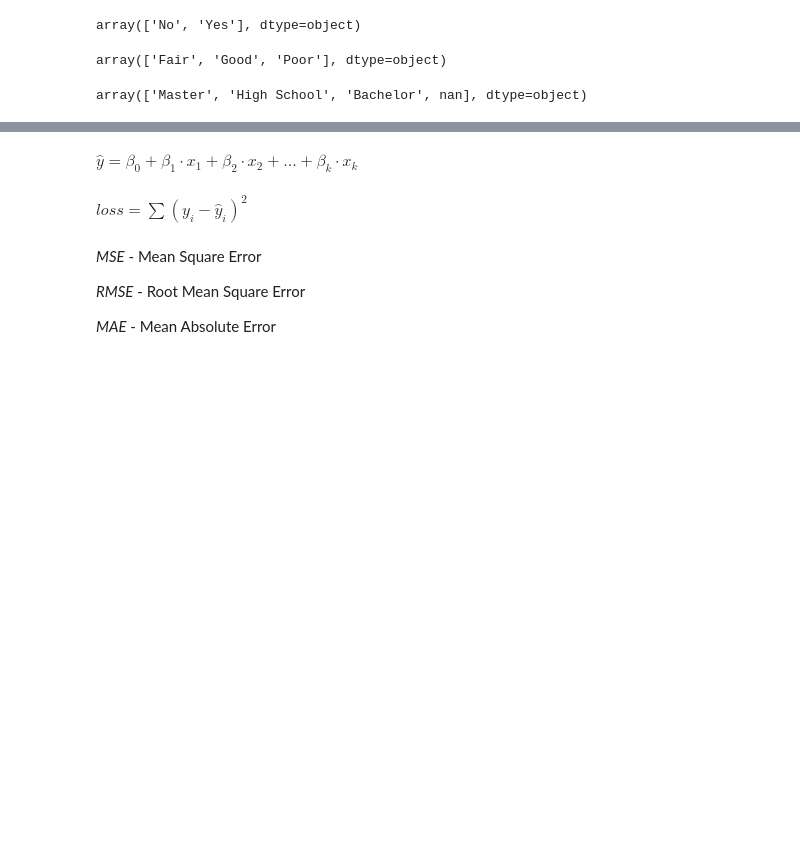
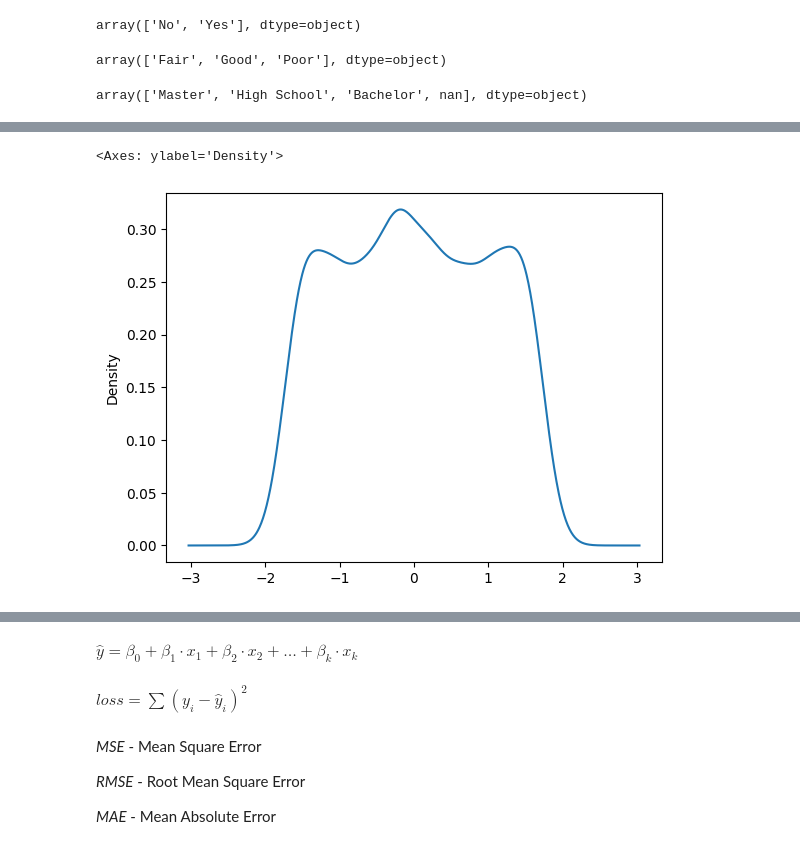
Before and after one commit to dragonnomada/ia-cic-abril-2026, a Jupyter notebook: s101.ipynb, the cells around one changed output, grey strips where cells are left out. Cells and saved outputs as stored; diff of their text form; code cells hidden in the pictures; blank space fills up the shorter version.

```diff
--- a/s101.ipynb
+++ b/s101.ipynb
@@ -164,16 +178,16 @@ array(['Master', 'High School', 'Bachelor', nan], dtype=object)
 # %%
-x1 = e1 # numérico 17-24
-x2 = (e2 == "Male").astype(int) # numérico 0,1
+x1 = e1 # Edad - 17-24
+x2 = (e2 == "Male").astype(int) # Género Hombre - 0,1
 x2.name = "is_male"
-x3 = (e2 == "Other").astype(int) # numérico 0,1
+x3 = (e2 == "Other").astype(int) # Género Otro - 0,1
 x3.name = "is_other"
-x4 = e3
-x5 = e4
-x6 = e5
-x7 = (e6 == "Yes").astype(int) # numérico 0,1
+x4 = e3 # Horas de estudio - 0-8.3
+x5 = e4 # Horas de redes soc. - 0-7.2
+x6 = e5 # Horas de netflix - 0-5.4
+x7 = (e6 == "Yes").astype(int) # Trabajo medio tiempo - 0,1
 x7.name = "part_time_job"
-x8 = e7
-x9 = e8
+x8 = e7 # Porcentaje de asistencia - 0-100
+x9 = e8 # Horas de sueño
 # dummies
 # x10 = (e9 == "Poor").astype(int) # numérico 0,1
 # x11 = (e9 == "Good").astype(int) # numérico 0,1
@@ -181,16 +195,21 @@ x10 = e9.map({
     "Poor": -1,
     "Fair": 0,
     "Good": 1,
-})
-x11 = e10
+}) # Calidad de la dieta: -1,0,1
+x11 = e10 # Frecuencia de ejercicio: 0 a 6
 x12 = e11.map({
     "High School": 1,
     "Bachelor": 2,
     "Master": 4,
-}).fillna(1.5)
-x13 = e13
-x14 = (e14 == "Yes").astype(int)
-x14.name = "extracurricular"
+}).fillna(1.5) # Nivel educativo de los padres: 1,2,4
+x13 = e12.map({
+    "Poor": -2,
+    "Average": 1,
+    "Good": 2,
+}) # Calidad de internet: -2,1,2
+x14 = e13 # Puntuación de salud mental: 1 al 10
+x15 = (e14 == "Yes").astype(int) # Participación extra.: 0,1
+x15.name = "extracurricular"
 
 y = e15
 # %%
@@ -199,7 +218,7 @@ X = pandas.DataFrame([
     x4, x5, x6,
     x7, x8, x9,
     x10, x11, x12,
-    x13, x14,
+    x13, x14, x15
 ]).T
 # %%
 X
@@ -219,0 +251,6 @@ X
+# %%
+from sklearn.preprocessing import StandardScaler
+
+Xs = pandas.DataFrame(StandardScaler().fit_transform(X), columns=X.columns)
+
+Xs
@@ -219,0 +305,5 @@ X
+# %%
+Xs["age"].plot.density()
+# %% [output]
+<Axes: ylabel='Density'>
+[figure, added]
```
Also changed, not shown: parts of 32 cells of this notebook, 8 other files.
